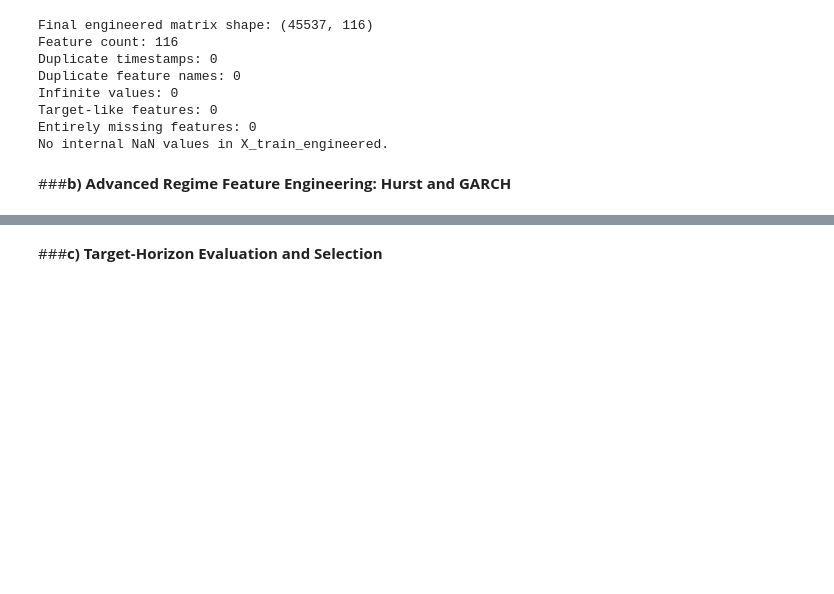
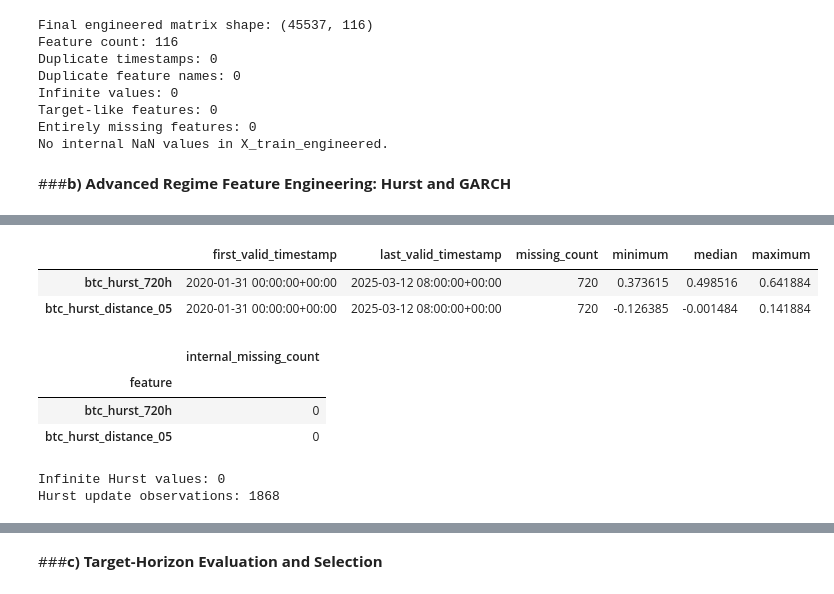
Before and after one commit to jade-lam/CQF, a Jupyter notebook: CQF_Final_Project.ipynb, the cells around one changed output, grey strips where cells are left out. Drawn from its saved outputs; the diff is of its cells as text; code cells hidden in the pictures; blank space fills up the shorter version.

```diff
--- a/CQF_Final_Project.ipynb
+++ b/CQF_Final_Project.ipynb
@@ -3324,0 +3392,38 @@ No internal NaN values in X_train_engineered.
+# %%
+# Validate Hurst features before adding them to X_train_engineered
+
+hurst_feature_cols = ["btc_hurst_720h", "btc_hurst_distance_05"]
+
+hurst_validation = pd.DataFrame(index=hurst_feature_cols)
+hurst_validation["first_valid_timestamp"] = [hurst_features[col].first_valid_index() for col in hurst_feature_cols]
+hurst_validation["last_valid_timestamp"] = [hurst_features[col].last_valid_index() for col in hurst_feature_cols]
+hurst_validation["missing_count"] = [hurst_features[col].isna().sum() for col in hurst_feature_cols]
+hurst_validation["minimum"] = [hurst_features[col].min() for col in hurst_feature_cols]
+hurst_validation["median"] = [hurst_features[col].median() for col in hurst_feature_cols]
+hurst_validation["maximum"] = [hurst_features[col].max() for col in hurst_feature_cols]
+
+hurst_internal_nan_summary = []
+
+for col in hurst_feature_cols:
+    first_valid = hurst_features[col].first_valid_index()
+    last_valid = hurst_features[col].last_valid_index()
+    internal_missing = hurst_features.loc[first_valid:last_valid, col].isna().sum() if first_valid is not None else np.nan
+    hurst_internal_nan_summary.append({"feature": col, "internal_missing_count": internal_missing})
+
+hurst_internal_nan_summary = pd.DataFrame(hurst_internal_nan_summary).set_index("feature")
+
+display(hurst_validation)
+display(hurst_internal_nan_summary)
+
+print("Infinite Hurst values:", np.isinf(hurst_features[hurst_feature_cols].to_numpy()).sum())
+print("Hurst update observations:", btc_hurst_updates.notna().sum())
+# %% [output]
+|  | first_valid_timestamp | last_valid_timestamp | missing_count | minimum | median | maximum |
+| btc_hurst_720h | 2020-01-31 00:00:00+00:00 | 2025-03-12 08:00:00+00:00 | 720 | 0.373615 | 0.498516 | 0.641884 |
+| btc_hurst_distance_05 | 2020-01-31 00:00:00+00:00 | 2025-03-12 08:00:00+00:00 | 720 | -0.126385 | -0.001484 | 0.141884 |
+|  | internal_missing_count |
+| feature |  |
+| btc_hurst_720h | 0 |
+| btc_hurst_distance_05 | 0 |
+Infinite Hurst values: 0
+Hurst update observations: 1868
```
Also changed, not shown: parts of 16 cells of this notebook.
